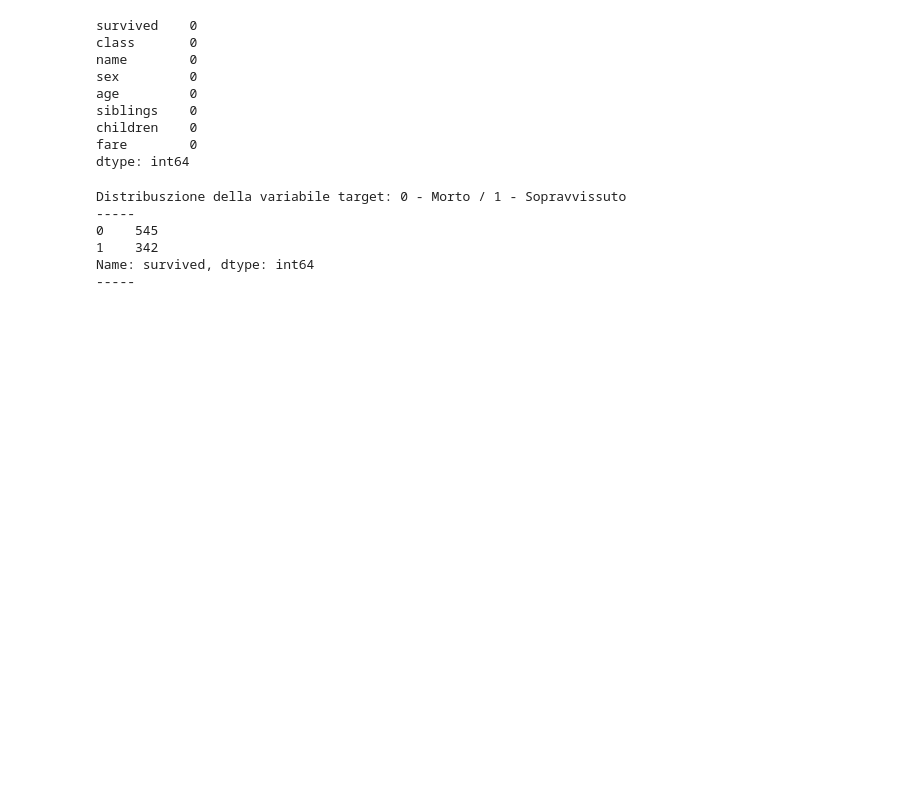
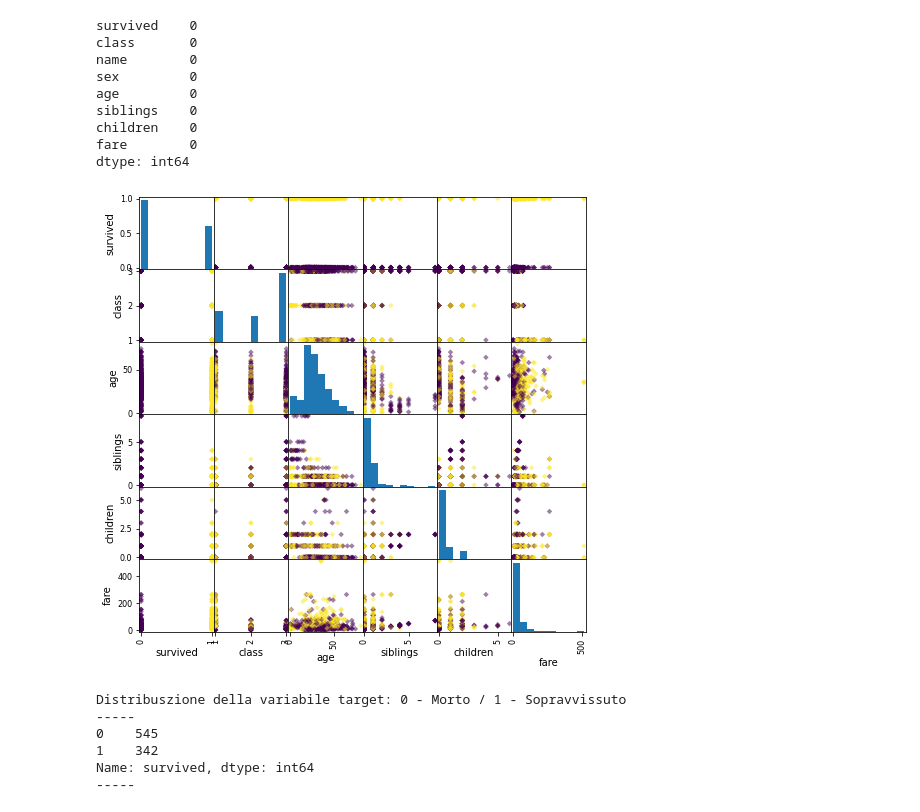
Before and after one commit to mattcond/training-repo, a Jupyter notebook: titanic-notebook.ipynb, the cells around one changed output. Drawn from its saved outputs; the diff is of its cells as text; code cells hidden in the pictures; blank space fills up the shorter version.

```diff
--- a/titanic-notebook.ipynb
+++ b/titanic-notebook.ipynb
@@ -85,6 +91,10 @@ siblings    0
 children    0
 fare        0
 dtype: int64
+# %%
+_ = pd.plotting.scatter_matrix(titanic, c = y, figsize = [8, 8], s=15, marker = 'D')
+# %% [output]
+[figure, added]
 # %%
 print('Distribuszione della variabile target: 0 - Morto / 1 - Sopravvissuto')
 print('-----')
```
Also changed, not shown: parts of 56 cells of this notebook.
